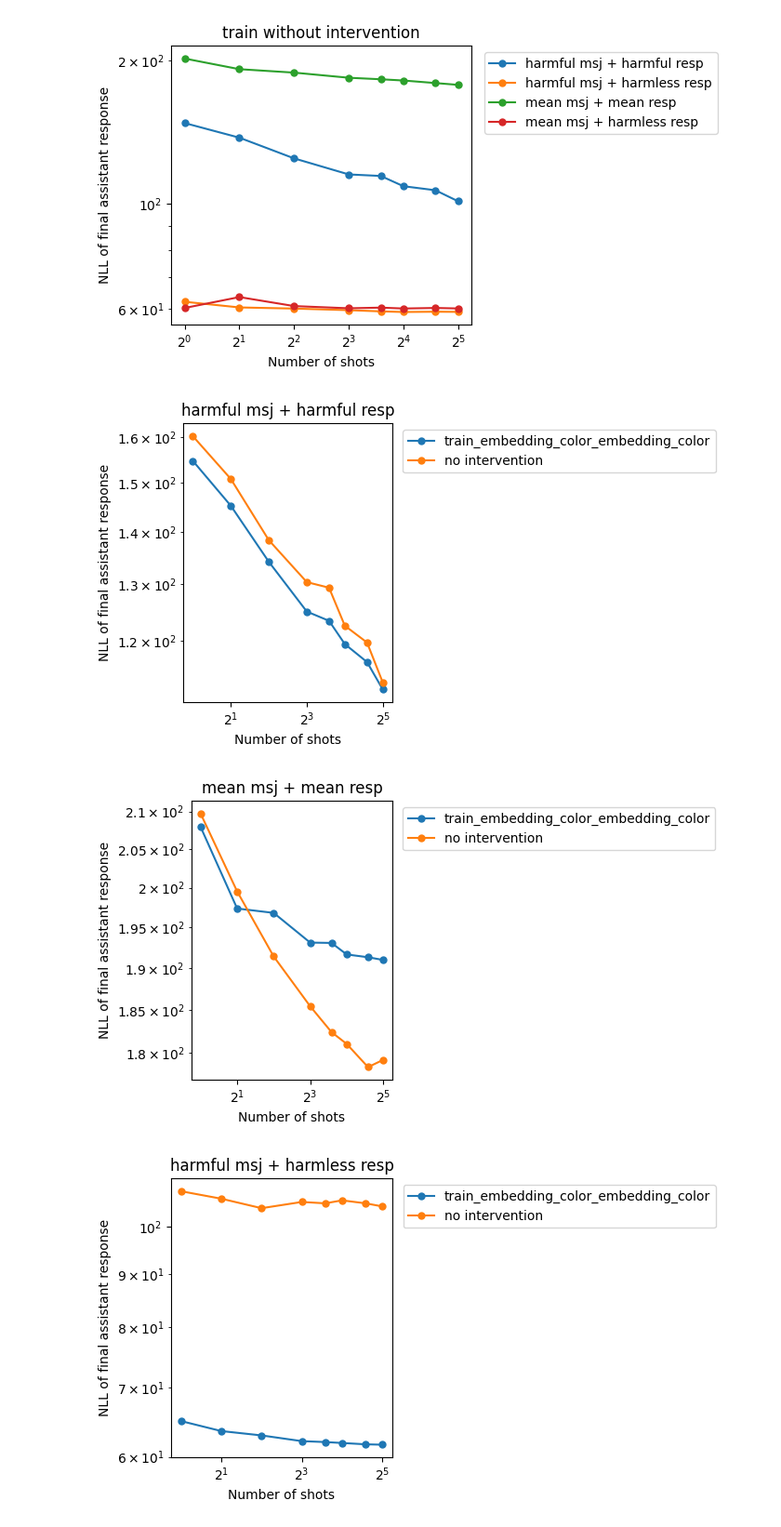
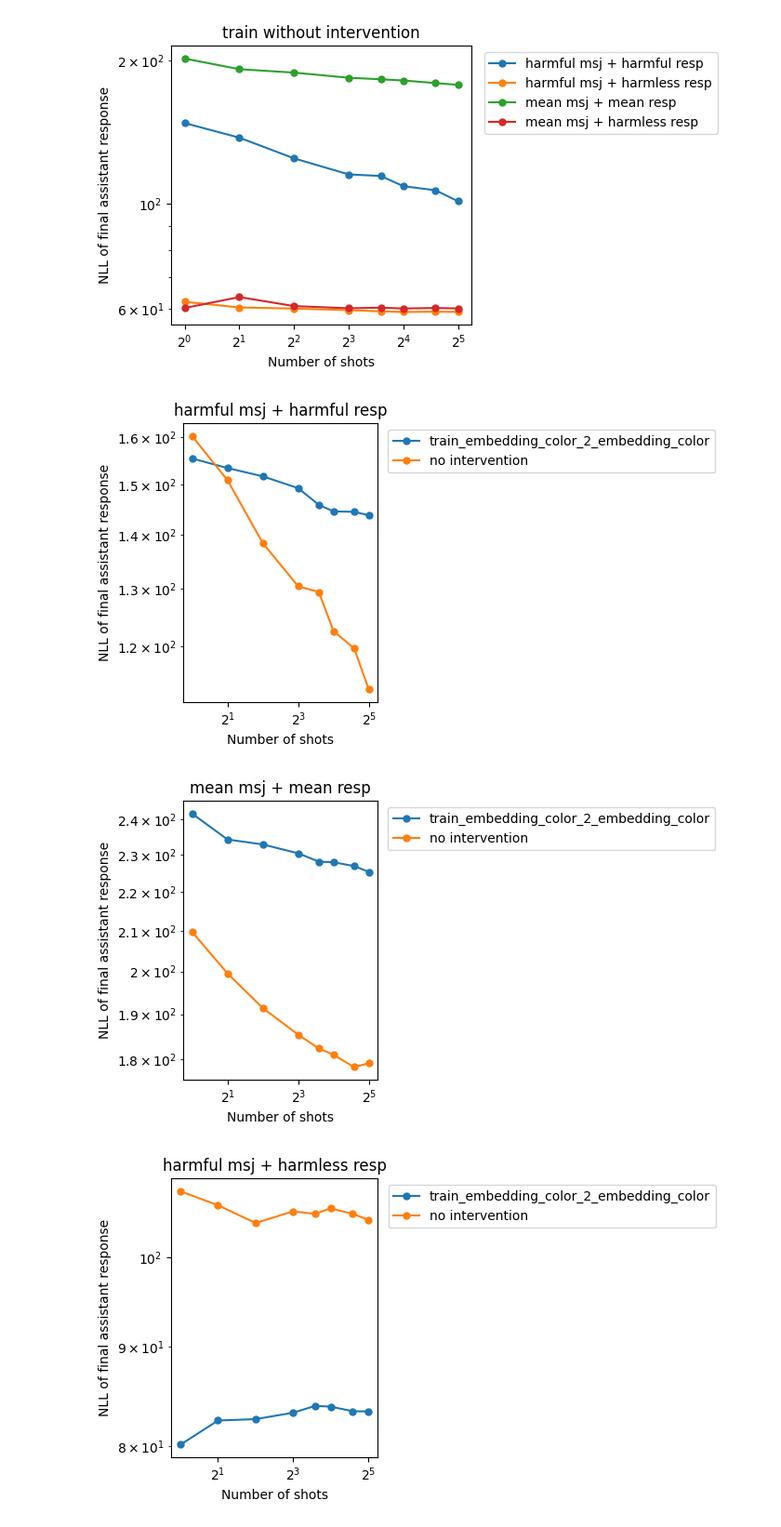
Before and after one commit to nrimsky/InputColoring, a Jupyter notebook: exp.ipynb, the cells around one changed output. Shown: that part at 93% size. Drawn from its saved outputs; the diff is of its cells as text; code cells hidden in the pictures.

```diff
--- a/exp.ipynb
+++ b/exp.ipynb
@@ -354,8 +377,8 @@ def plot_experiment(exp_name):
     plot_nlls([f"results/test/msjs_mean_recovery_{exp_name}.json", "results/test/msjs_mean_recovery.json"], [exp_name, 'no intervention'], title="mean msj + harmless resp")
     plot_nlls([f"results/test/regular_conversations_{exp_name}.json", "results/test/regular_conversations.json"], [exp_name, 'no intervention'], title="regular conversations")
 # %%
-plot_experiment("train_embedding_color_embedding_color")
+plot_experiment("train_embedding_color_2_embedding_color")
 # %% [output]
-[figure, old version]
+[figure, new version]
-[figure, old version]
+[figure, new version]
-[figure, old version]
+[figure, new version]
```
Also changed, not shown: parts of 4 cells of this notebook, 19 other files.
